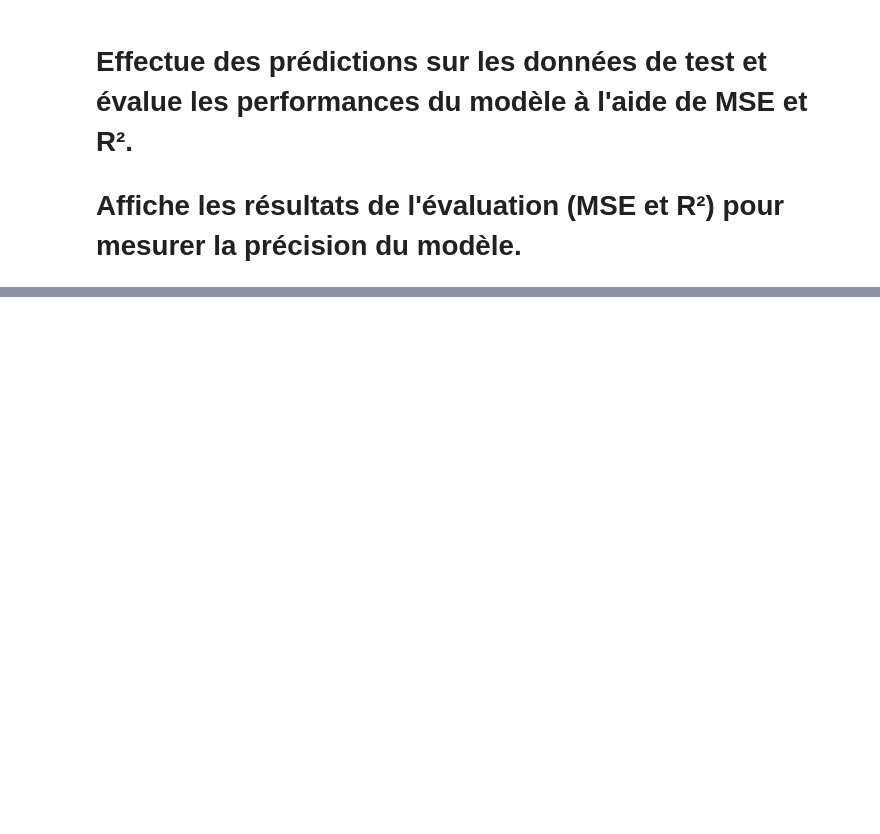
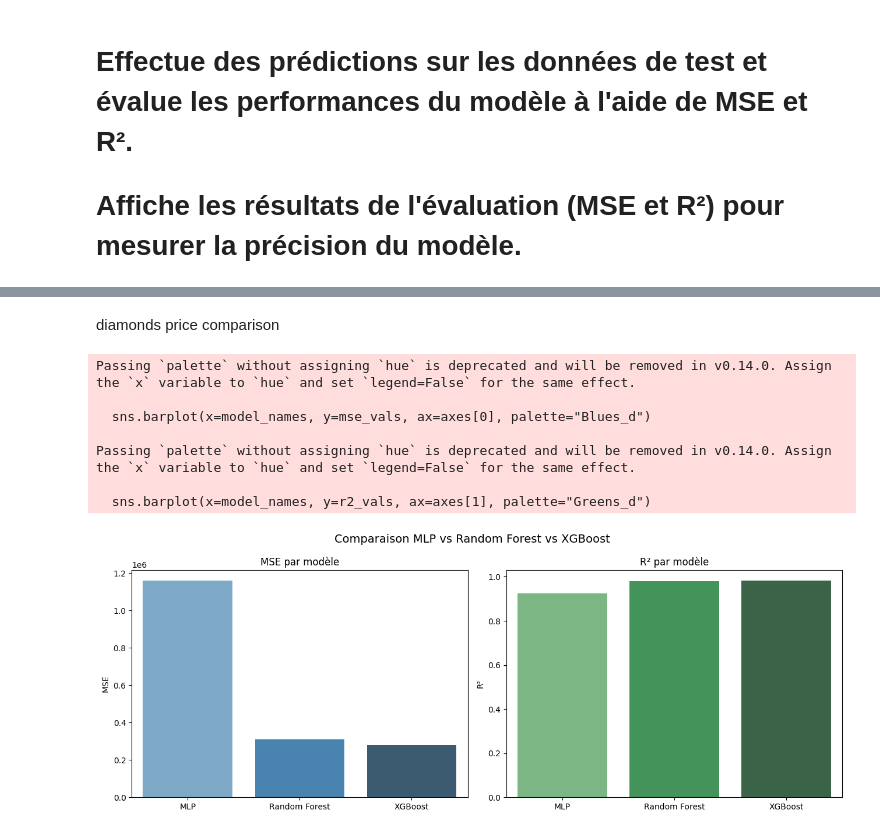
Before and after one commit to abdelhadi-12/Machine-Learning-, a Jupyter notebook: Diamond_Price_Prediction_Réseau_de_Neurones.ipynb, the cells around one changed output, grey strips where cells are left out. Cells and saved outputs as stored; diff of their text form; code cells hidden in the pictures; blank space fills up the shorter version.

```diff
--- a/Diamond_Price_Prediction_Réseau_de_Neurones.ipynb
+++ b/Diamond_Price_Prediction_Réseau_de_Neurones.ipynb
@@ -121,0 +122,13 @@ plt.show()
+# %%
+
+from sklearn.ensemble import RandomForestRegressor
+from xgboost import XGBRegressor# 4. Modèle MLP ---------------------------------------------------------------
+mlp = Sequential([
+    Dense(64, activation="relu", input_shape=(X_train.shape[1],)),
+    Dropout(0.3),
+    Dense(32, activation="relu"),
+    Dropout(0.3),
+    Dense(1, activation="linear")
+])
+mlp.compile(optimizer=Adam(1e-3), loss="mse", metrics=["mae"])
+history = mlp.fit(X_train, y_train, epochs=100, batch_size=32, validation_split=0.2, verbose=0)
@@ -121,0 +137,11 @@ plt.show()
+# %%
+# 5. Autres modèles
+rf  = RandomForestRegressor(n_estimators=200, random_state=42)
+xgb = XGBRegressor(n_estimators=300, learning_rate=0.05, max_depth=6, random_state=42, objective="reg:squarederror")
+models = [("MLP", mlp), ("Random Forest", rf), ("XGBoost", xgb)]
+results = {}
+for name, model in models:
+    if name != "MLP":
+        model.fit(X_train, y_train)
+    y_pred = model.predict(X_test).flatten()
+    results[name] = (mean_squared_error(y_test, y_pred), r2_score(y_test, y_pred))
@@ -121,0 +150,26 @@ plt.show()
+# %% [markdown]
+diamonds price comparison
+# %%
+# 6. Graphe comparatif ---------------------------------------------------------
+fig, axes = plt.subplots(1, 2, figsize=(13, 5))
+model_names = list(results)
+mse_vals = [results[m][0] for m in model_names]
+r2_vals = [results[m][1] for m in model_names]
+
+sns.barplot(x=model_names, y=mse_vals, ax=axes[0], palette="Blues_d")
+axes[0].set_title("MSE par modèle"); axes[0].set_ylabel("MSE")
+
+sns.barplot(x=model_names, y=r2_vals, ax=axes[1], palette="Greens_d")
+axes[1].set_title("R² par modèle"); axes[1].set_ylabel("R²")
+
+plt.suptitle("Comparaison MLP vs Random Forest vs XGBoost", fontsize=14)
+plt.tight_layout(); plt.show()
+# %% [output]
+Passing `palette` without assigning `hue` is deprecated and will be removed in v0.14.0. Assign the `x` variable to `hue` and set `legend=False` for the same effect.
+
+  sns.barplot(x=model_names, y=mse_vals, ax=axes[0], palette="Blues_d")
+
+Passing `palette` without assigning `hue` is deprecated and will be removed in v0.14.0. Assign the `x` variable to `hue` and set `legend=False` for the same effect.
+
+  sns.barplot(x=model_names, y=r2_vals, ax=axes[1], palette="Greens_d")
+[figure, added]
```
Also changed, not shown: parts of 7 cells of this notebook.
